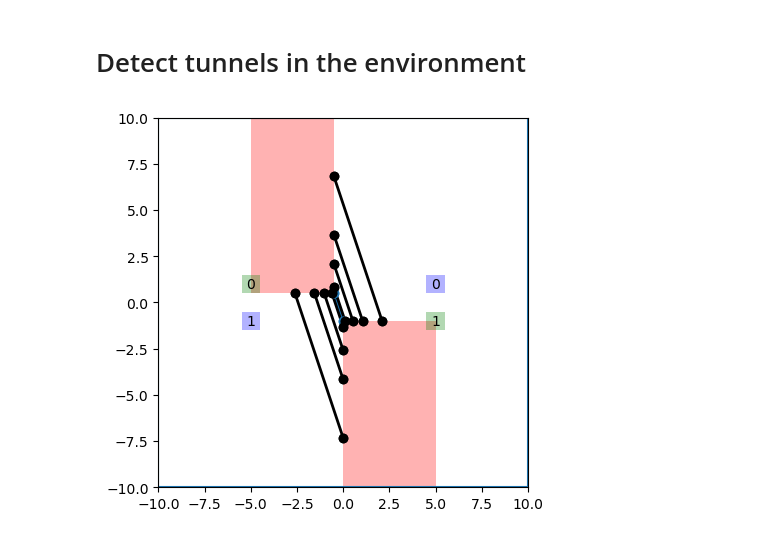
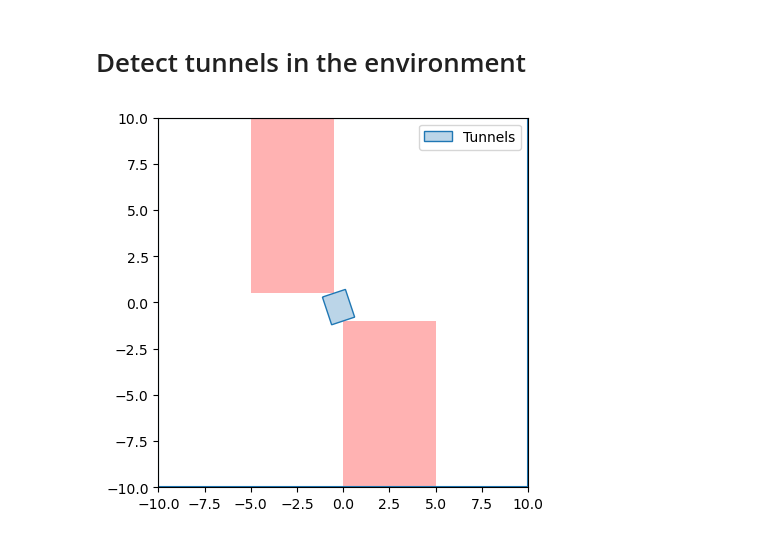
Before and after one commit to CoNG-harvard/PA-Nav, a Jupyter notebook: notebooks/Tunnel detection.ipynb, the cells around one changed output. Saved outputs shown, nothing was run; the diff lists cells and outputs as text; code cells hidden in the pictures.

Commit message:
Finished tunnel detection

```diff
--- a/notebooks/Tunnel detection.ipynb
+++ b/notebooks/Tunnel detection.ipynb
@@ -13,23 +18,30 @@ from matplotlib import pyplot as plt
 %load_ext autoreload
 %autoreload 2
 # %%
-
-start_locs = np.array([[5,1],[-5,-1]])
-goal_locs = np.array([[-5,1],[5,-1]])
-
-
 start_box_side = np.array([1,1])
 goal_box_side = np.array([1,1])
-
-starts = [box_2d_center(s,start_box_side) for s in start_locs]
-
-goals = [box_2d_center(g,goal_box_side) for g in goal_locs]
 
 O1 = Box2DRegion((-5.0,-0.5),(0.5,10))
 O2 = Box2DRegion((-0.0,5.0),(-10,-1.0))
 
 limits = [(-10.0,10.0),(-10.0,10.0)]
 
 bloating_r = 0.5
 
-env = NavigationEnv(limits,[O1,O2],starts,goals)
+env = NavigationEnv(limits,[O1,O2],[],[])
+
+ax = plt.gca()
+
+draw_env(env,ax=ax)
+
+
+labeled = False
+tunnels = detect_tunnels(env,bloating_r)
+for tunnel in tunnels:
+    plot_polygon(tunnel,ax=ax,label='Tunnels' if not labeled else None,add_points =False)
+    labeled=True
+
+ax.legend()
+plt.show()
+# %% [output]
+[figure, added]
@@ -81,12 +47,0 @@ def extension_sticks(O1,O2,ext_l):
-# %%
-ax = plt.gca()
-
-draw_env(env,ax=ax)
-plot_points(pts,ax=ax)
-plot_line(neck,ax=ax)
-for ext_l in [0.1,0.5,1.0,2.0,-0.1,-0.5,-1.0,-2.0]:
-    projs,dists = extension_sticks(O1,O2,ext_l)
-    plot_points([Point(p) for p in projs],ax=ax, color = 'black')
-    plot_line(LineString([Point(p) for p in projs]),ax=ax, color = 'black')
-# %% [output]
-[figure, removed]
```
Also changed, not shown: parts of 6 cells of this notebook, 1 other file.
